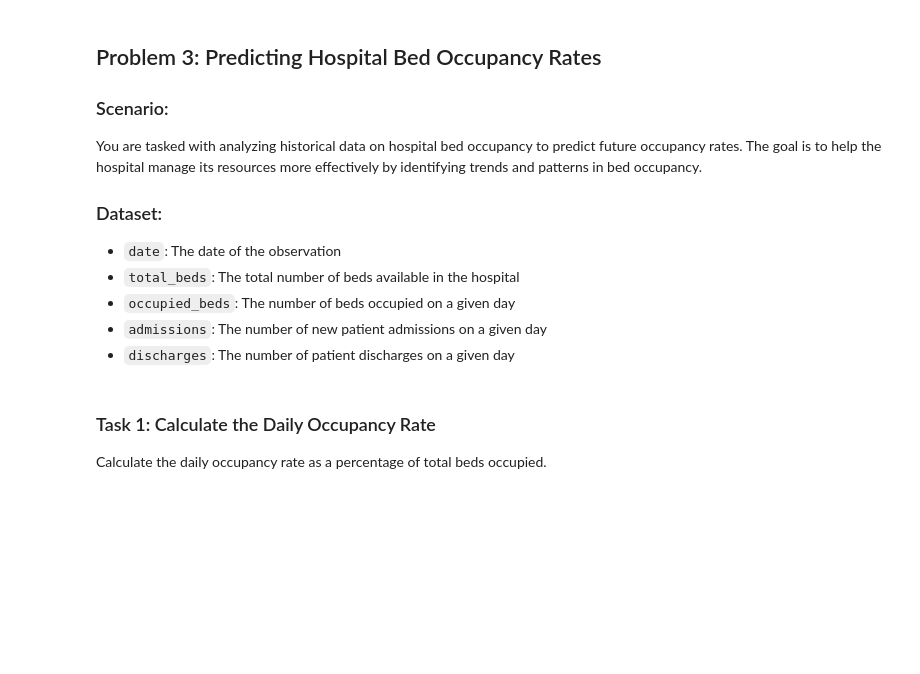
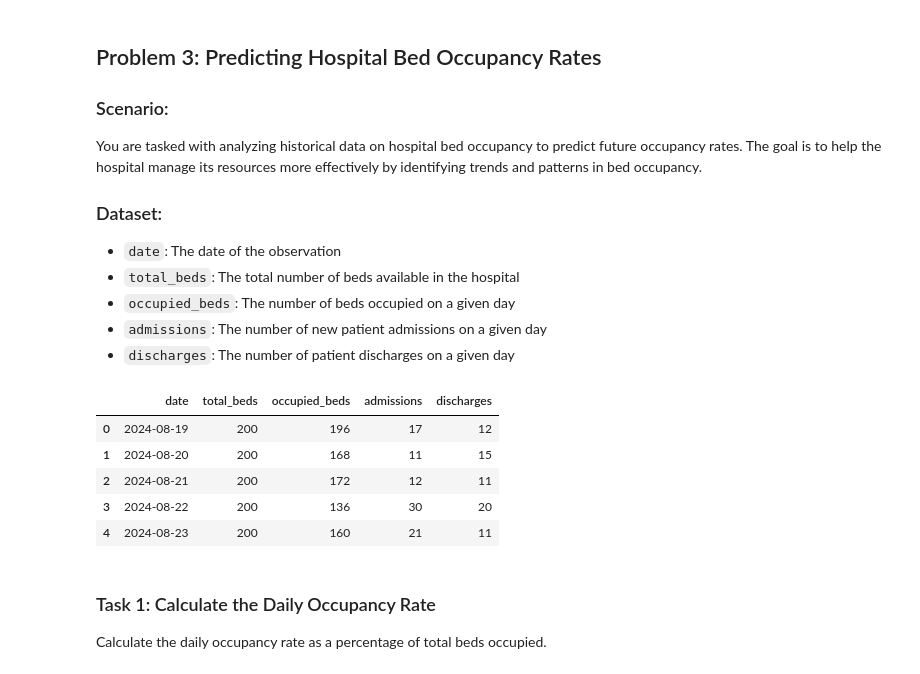
Before and after one commit to stawiskm/pythoncourse, a Jupyter notebook: Coding/Level X (Done)/Py03-pandas.ipynb, the cells around one changed output. Cells and saved outputs as stored; diff of their text form; code cells hidden in the pictures; blank space fills up the shorter version.

```diff
--- a/Coding/Level X (Done)/Py03-pandas.ipynb
+++ b/Coding/Level X (Done)/Py03-pandas.ipynb
@@ -126,8 +197,15 @@ You are tasked with analyzing historical data on hospital bed occupancy to predi
 # %%
 # Load the hospital bed occupancy dataset
 # TODO: Replace 'bed_occupancy.csv' with the actual file name
-bed_df = pd.read_csv('bed_occupancy.csv')
+bed_df = pd.read_csv('https://raw.githubusercontent.com/stawiskm/pythoncourse/student/Coding/Data/bed_occupancy.csv')
 bed_df.head()
+# %% [output]
+|  | date | total_beds | occupied_beds | admissions | discharges |
+| 0 | 2024-08-19 | 200 | 196 | 17 | 12 |
+| 1 | 2024-08-20 | 200 | 168 | 11 | 15 |
+| 2 | 2024-08-21 | 200 | 172 | 12 | 11 |
+| 3 | 2024-08-22 | 200 | 136 | 30 | 20 |
+| 4 | 2024-08-23 | 200 | 160 | 21 | 11 |
 # %% [markdown]
 ### Task 1: Calculate the Daily Occupancy Rate
 Calculate the daily occupancy rate as a percentage of total beds occupied.
```
Also changed, not shown: parts of 14 cells of this notebook.
